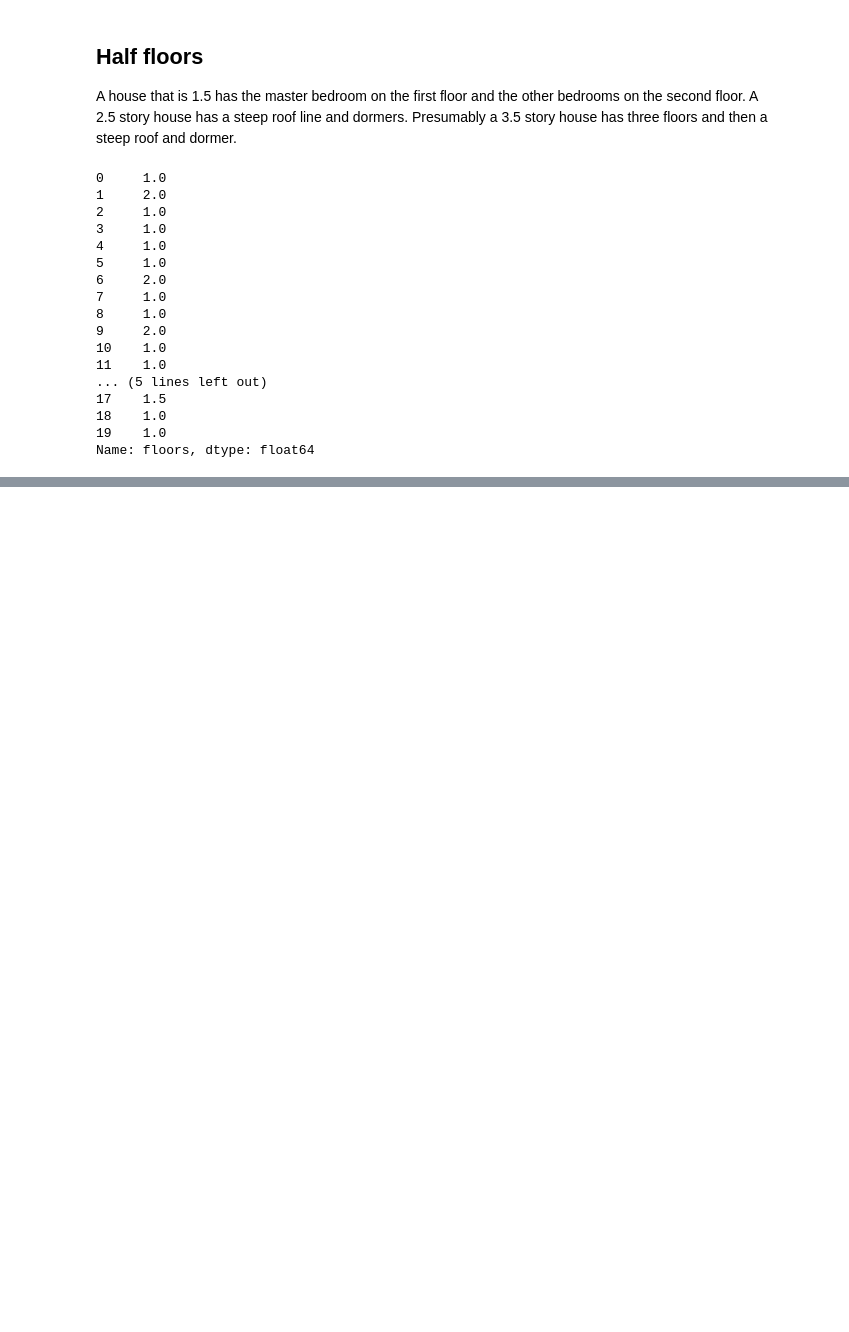
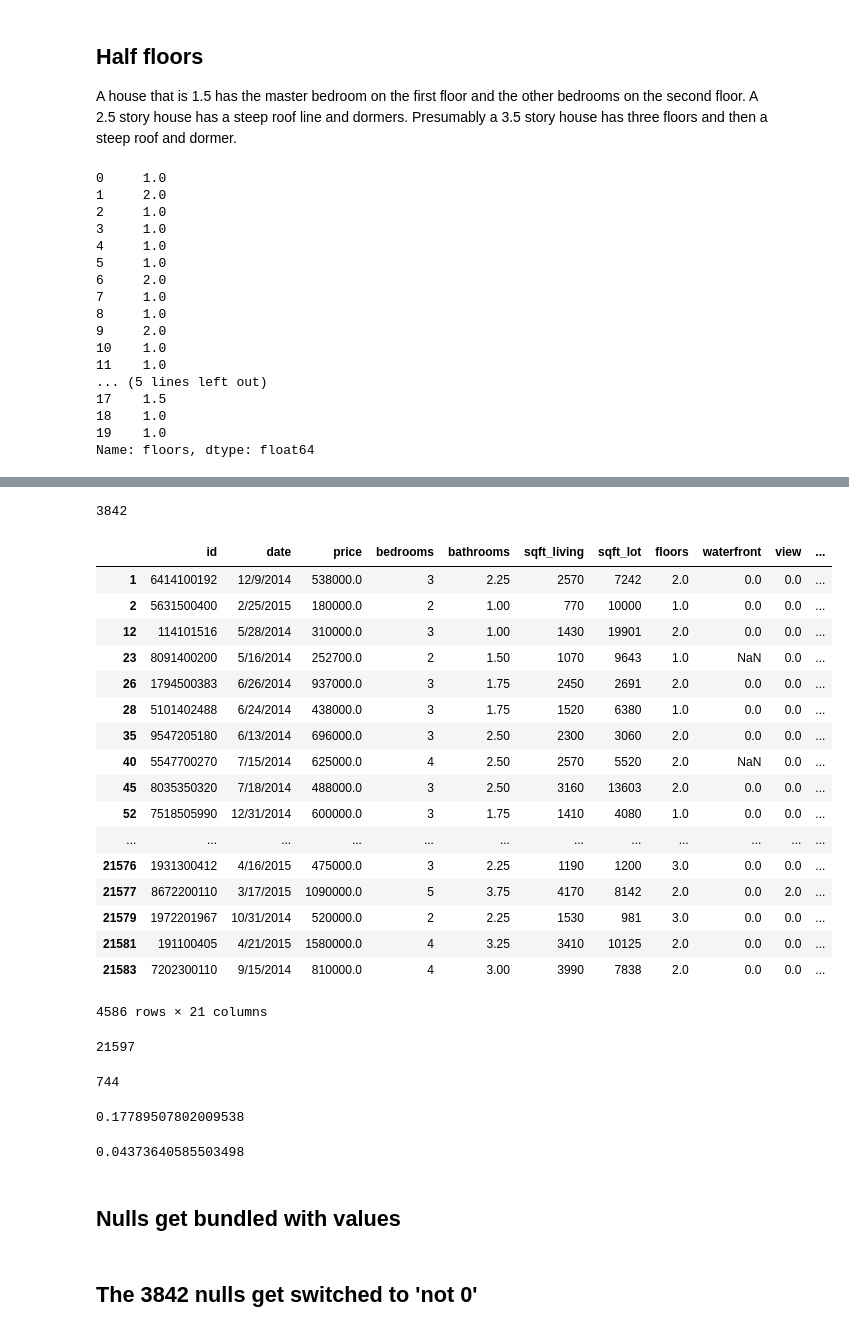
Before and after one commit to AnnikaNoren/post_graduate_project, a Jupyter notebook: KingsCountyRedo.ipynb, the cells around one changed output, grey strips where cells are left out. Drawn from its saved outputs; the diff is of its cells as text; code cells hidden in the pictures; blank space fills up the shorter version.

Commit message:
working with Kings County yr_renovated column

```diff
--- a/KingsCountyRedo.ipynb
+++ b/KingsCountyRedo.ipynb
@@ -366,0 +399,49 @@ df.floors.value_counts()
+# %%
+# null values: 3842
+df.yr_renovated.isna().sum()
+# %% [output]
+3842
+# %%
+# year and null: 4586
+df[df['yr_renovated'] != 0]
+# %% [output]
+|  | id | date | price | bedrooms | bathrooms | sqft_living | sqft_lot | floors | waterfront | view | ... |
+| 1 | 6414100192 | 12/9/2014 | 538000.0 | 3 | 2.25 | 2570 | 7242 | 2.0 | 0.0 | 0.0 | ... |
+| 2 | 5631500400 | 2/25/2015 | 180000.0 | 2 | 1.00 | 770 | 10000 | 1.0 | 0.0 | 0.0 | ... |
+| 12 | 114101516 | 5/28/2014 | 310000.0 | 3 | 1.00 | 1430 | 19901 | 2.0 | 0.0 | 0.0 | ... |
+| 23 | 8091400200 | 5/16/2014 | 252700.0 | 2 | 1.50 | 1070 | 9643 | 1.0 | NaN | 0.0 | ... |
+| 26 | 1794500383 | 6/26/2014 | 937000.0 | 3 | 1.75 | 2450 | 2691 | 2.0 | 0.0 | 0.0 | ... |
+| 28 | 5101402488 | 6/24/2014 | 438000.0 | 3 | 1.75 | 1520 | 6380 | 1.0 | 0.0 | 0.0 | ... |
+| 35 | 9547205180 | 6/13/2014 | 696000.0 | 3 | 2.50 | 2300 | 3060 | 2.0 | 0.0 | 0.0 | ... |
+| 40 | 5547700270 | 7/15/2014 | 625000.0 | 4 | 2.50 | 2570 | 5520 | 2.0 | NaN | 0.0 | ... |
+| 45 | 8035350320 | 7/18/2014 | 488000.0 | 3 | 2.50 | 3160 | 13603 | 2.0 | 0.0 | 0.0 | ... |
+| 52 | 7518505990 | 12/31/2014 | 600000.0 | 3 | 1.75 | 1410 | 4080 | 1.0 | 0.0 | 0.0 | ... |
+| ... | ... | ... | ... | ... | ... | ... | ... | ... | ... | ... | ... |
+| 21576 | 1931300412 | 4/16/2015 | 475000.0 | 3 | 2.25 | 1190 | 1200 | 3.0 | 0.0 | 0.0 | ... |
+| 21577 | 8672200110 | 3/17/2015 | 1090000.0 | 5 | 3.75 | 4170 | 8142 | 2.0 | 0.0 | 2.0 | ... |
+| 21579 | 1972201967 | 10/31/2014 | 520000.0 | 2 | 2.25 | 1530 | 981 | 3.0 | 0.0 | 0.0 | ... |
+| 21581 | 191100405 | 4/21/2015 | 1580000.0 | 4 | 3.25 | 3410 | 10125 | 2.0 | 0.0 | 0.0 | ... |
+| 21583 | 7202300110 | 9/15/2014 | 810000.0 | 4 | 3.00 | 3990 | 7838 | 2.0 | 0.0 | 0.0 | ... |
+4586 rows × 21 columns
+# %%
+#null and year renovated + no renovation = total
+4586+17011
+# %% [output]
+21597
+# %%
+# total - no renovation - null = number of renovations
+21597-17011-3842
+# %% [output]
+744
+# %%
+# 17% of values are null, too much to drop
+3842/21597
+# %% [output]
+0.17789507802009538
+# %%
+# renovation to no-renovation ratio
+744/17011
+# %% [output]
+0.04373640585503498
+# %% [markdown]
+## Nulls get bundled with values
@@ -366,0 +463,2 @@ df.floors.value_counts()
+# %% [markdown]
+## The 3842 nulls get switched to 'not 0'
```
Also changed, not shown: parts of 22 cells of this notebook.
